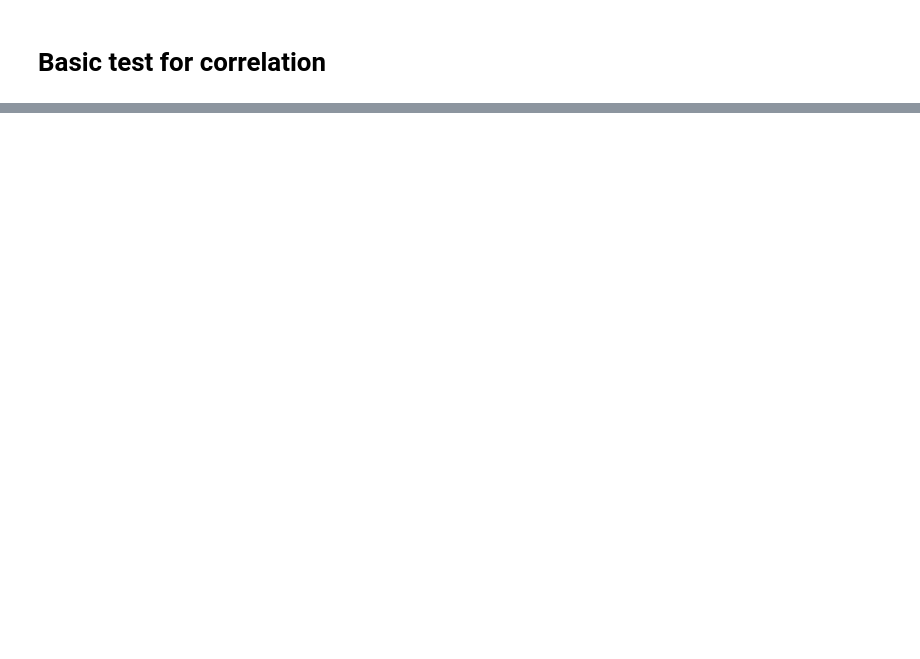
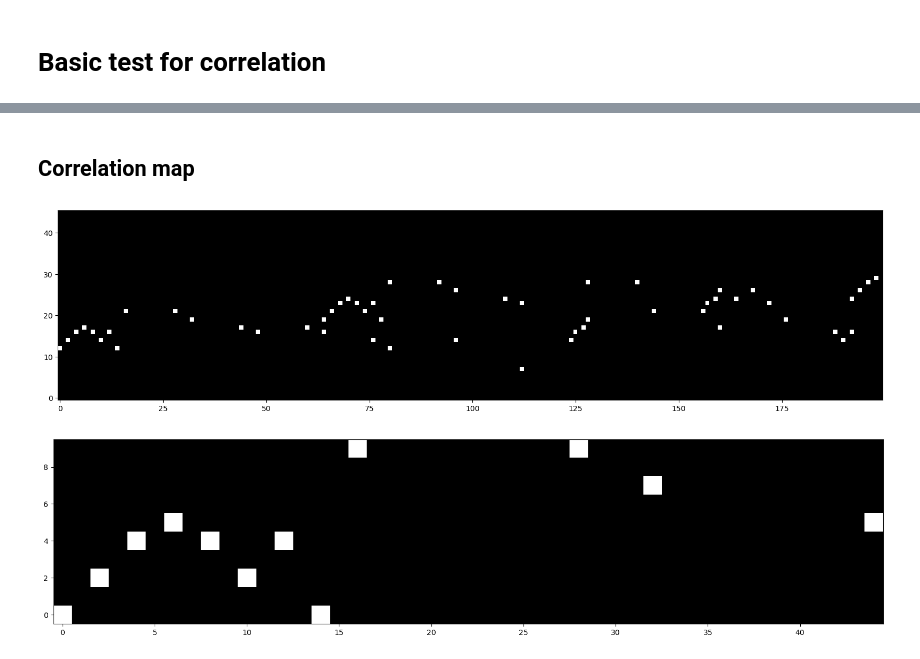
Before and after one commit to FRANCHI-Charles/MIDI-pattern-detection, a Jupyter notebook: bachtest.ipynb, the cells around one changed output, grey strips where cells are left out. Saved outputs shown, nothing was run; the diff lists cells and outputs as text; code cells hidden in the pictures; blank space fills up the shorter version.

```diff
--- a/bachtest.ipynb
+++ b/bachtest.ipynb
@@ -61,0 +68,11 @@ plt.show()
+# %% [markdown]
+## Correlation map
+# %%
+fugua_image = list_to_matrix(fugua, quantization)
+subject_image = list_to_matrix(subject, quantization)
+
+plot_matrix(fugua_image[:200])
+plot_matrix(subject_image)
+# %% [output]
+[figure, added]
+[figure, added]
```
Also changed, not shown: parts of 15 cells of this notebook, 9 other files.
